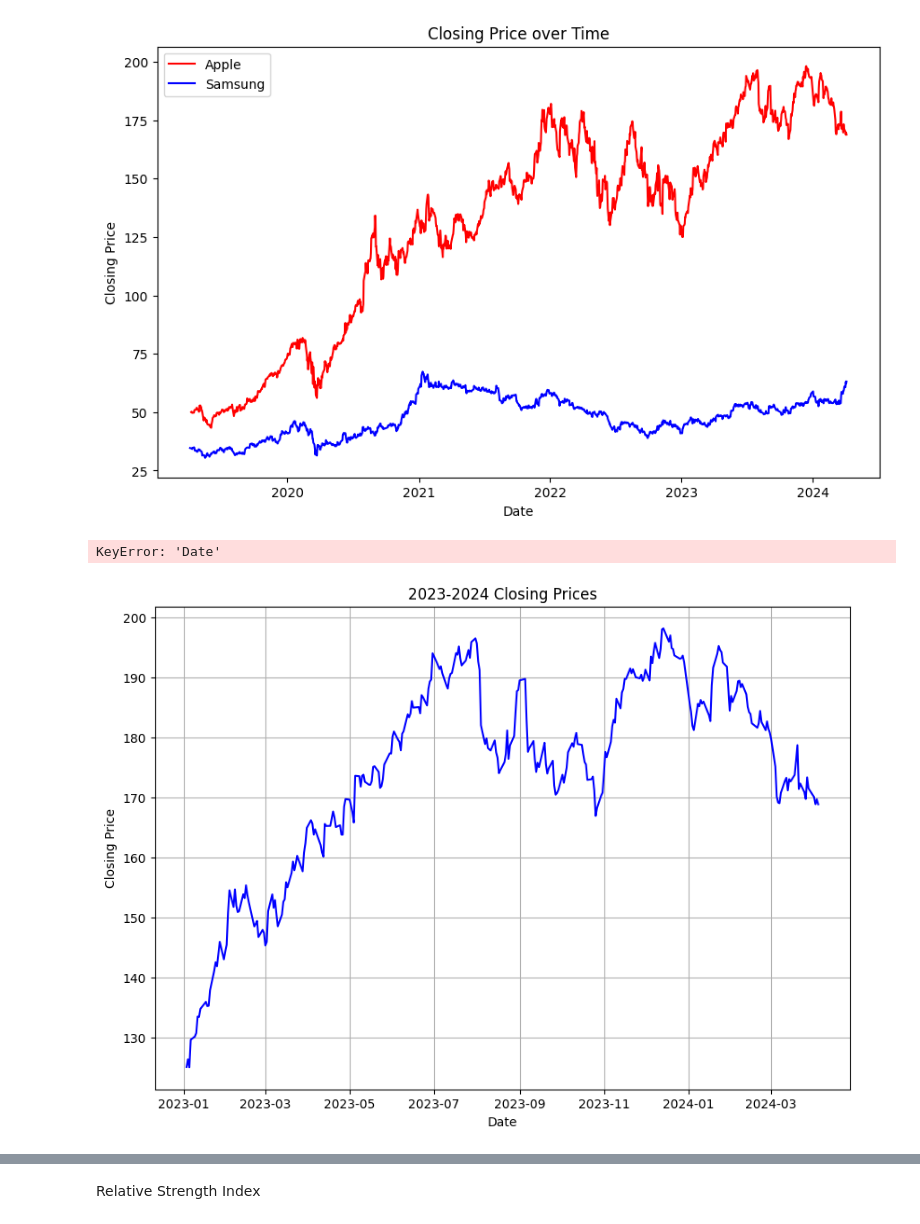
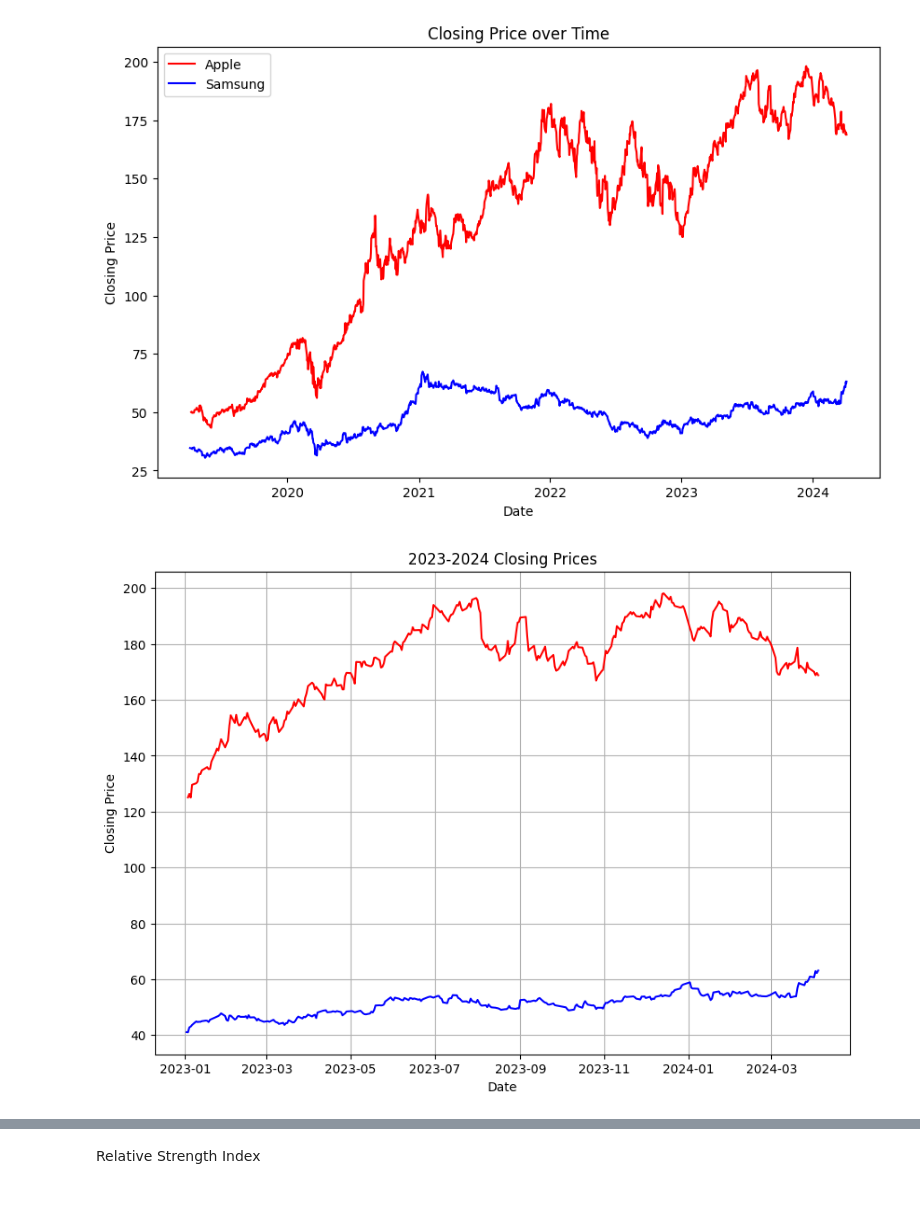
Before and after one commit to jsonshan/AAPL-Samsung-Stock-Prices, a Jupyter notebook: AAPL_SAMSUNG.ipynb, the cells around one changed output, grey strips where cells are left out. Saved outputs shown, nothing was run; the diff lists cells and outputs as text; code cells hidden in the pictures.

```diff
--- a/AAPL_SAMSUNG.ipynb
+++ b/AAPL_SAMSUNG.ipynb
@@ -302,20 +292,19 @@ plt.show()
 aapl_dates_2023_2024 = aapl[(aapl.index.year == 2023) | (aapl.index.year == 2024)]
 aapl_close_2023_2024 = aapl[(aapl.index.year == 2023) | (aapl.index.year == 2024)]['Close']
 
-samsung_dates_2023_2024 = samsung[(samsung.index.year == 2023) | (samsung['Date'].index.year == 2024)]['Date']
-samsung_close_2023_2024 = samsung[(samsung.index.year == 2023) | (samsung['Date'].index.year == 2024)]['Close']
+samsung_dates_2023_2024 = samsung[(samsung.index.year == 2023) | (samsung.index.year == 2024)]
+samsung_close_2023_2024 = samsung[(samsung.index.year == 2023) | (samsung.index.year == 2024)]['Close']
-# %% [output]
-KeyError: 'Date'
 # %%
 plt.figure(figsize=(10, 7))
-plt.plot(dates_2023_2024, close_2023_2024, color='blue')
+plt.plot(aapl_dates_2023_2024.index, aapl_close_2023_2024, color='red')
+plt.plot(samsung_dates_2023_2024.index, samsung_close_2023_2024, color='blue')
 plt.xlabel('Date')
 plt.ylabel('Closing Price')
 plt.title('2023-2024 Closing Prices')
 plt.grid()
 plt.show()
 # %% [output]
-[figure, old version]
+[figure, new version]
 # %%
 aapl['SMA_50'] = aapl['Close'].rolling(window=50).mean()
 aapl['SMA_50']
```
Also changed, not shown: parts of 11 cells of this notebook.
